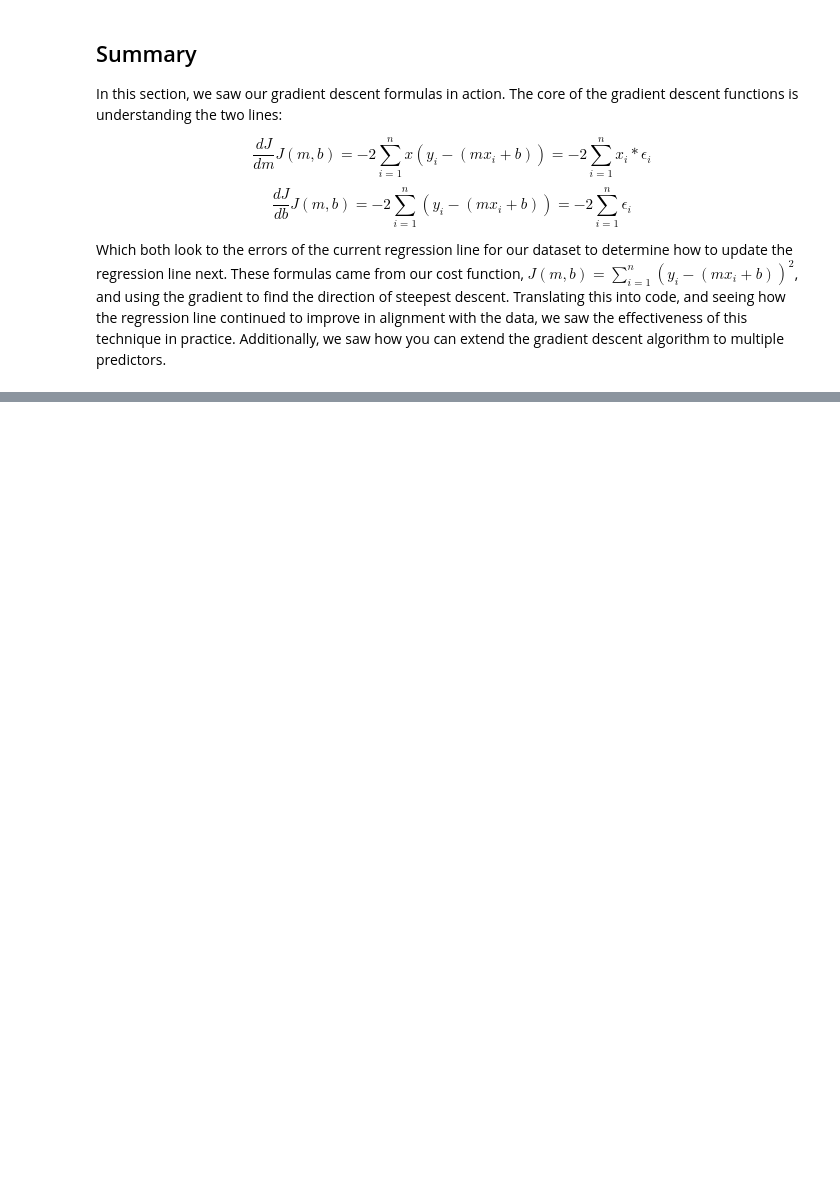
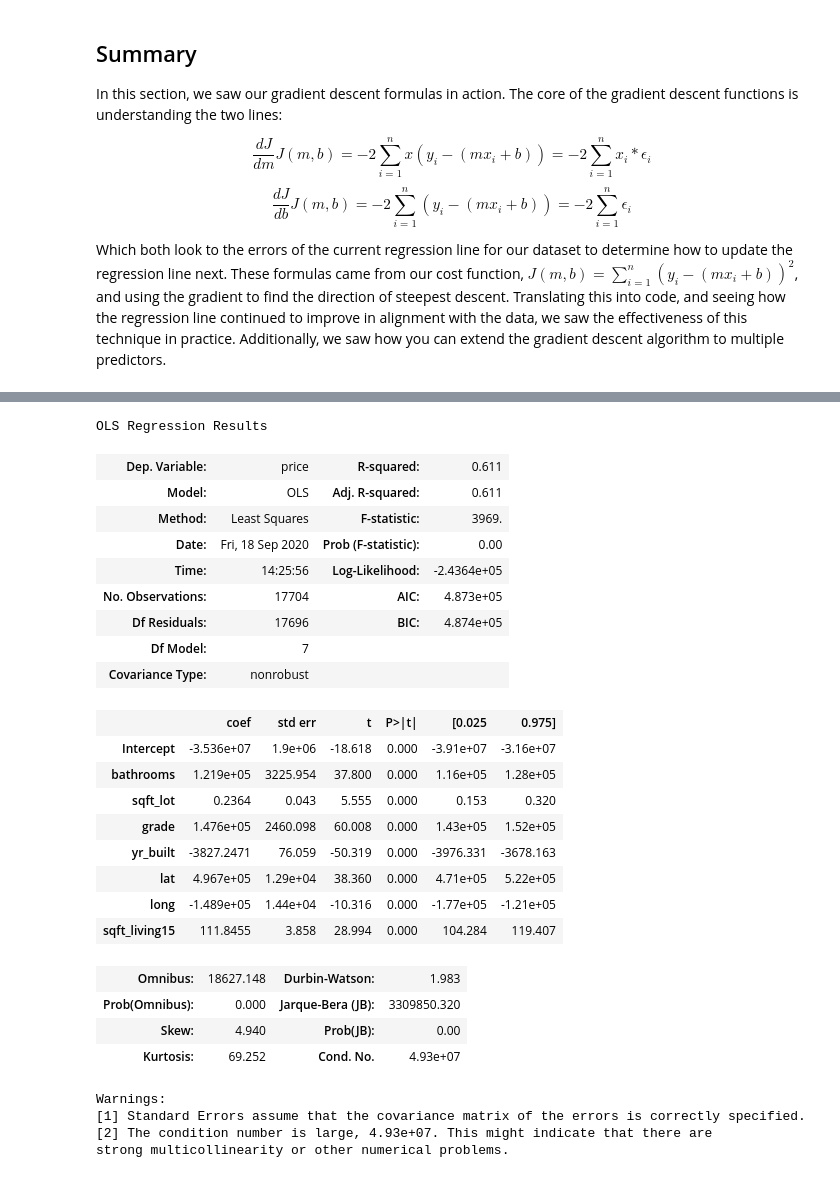
Before and after one commit to singsang2/dsc-applying-gradient-descent-lab-onl01-dtsc-ft-070620, a Jupyter notebook: index.ipynb, the cells around one changed output, grey strips where cells are left out. Cells and saved outputs as stored; diff of their text form; code cells hidden in the pictures; blank space fills up the shorter version.

```diff
--- a/index.ipynb
+++ b/index.ipynb
@@ -376,0 +436,38 @@ Which both look to the errors of the current regression line for our dataset to
+# %%
+features = ' + '.join(list(X.columns))
+# %%
+formula = 'price ~ '+features
+# %%
+df_train = pd.concat([X, y], axis=1)
+# %%
+model = smf.ols(formula=formula, data=df_train).fit()
+# %%
+model.summary()
+# %% [output]
+OLS Regression Results
+| Dep. Variable: | price | R-squared: | 0.611 |
+| Model: | OLS | Adj. R-squared: | 0.611 |
+| Method: | Least Squares | F-statistic: | 3969. |
+| Date: | Fri, 18 Sep 2020 | Prob (F-statistic): | 0.00 |
+| Time: | 14:25:56 | Log-Likelihood: | -2.4364e+05 |
+| No. Observations: | 17704 | AIC: | 4.873e+05 |
+| Df Residuals: | 17696 | BIC: | 4.874e+05 |
+| Df Model: | 7 |  |  |
+| Covariance Type: | nonrobust |  |  |
+|  | coef | std err | t | P>|t| | [0.025 | 0.975] |
+| Intercept | -3.536e+07 | 1.9e+06 | -18.618 | 0.000 | -3.91e+07 | -3.16e+07 |
+| bathrooms | 1.219e+05 | 3225.954 | 37.800 | 0.000 | 1.16e+05 | 1.28e+05 |
+| sqft_lot | 0.2364 | 0.043 | 5.555 | 0.000 | 0.153 | 0.320 |
+| grade | 1.476e+05 | 2460.098 | 60.008 | 0.000 | 1.43e+05 | 1.52e+05 |
+| yr_built | -3827.2471 | 76.059 | -50.319 | 0.000 | -3976.331 | -3678.163 |
+| lat | 4.967e+05 | 1.29e+04 | 38.360 | 0.000 | 4.71e+05 | 5.22e+05 |
+| long | -1.489e+05 | 1.44e+04 | -10.316 | 0.000 | -1.77e+05 | -1.21e+05 |
+| sqft_living15 | 111.8455 | 3.858 | 28.994 | 0.000 | 104.284 | 119.407 |
+| Omnibus: | 18627.148 | Durbin-Watson: | 1.983 |
+| Prob(Omnibus): | 0.000 | Jarque-Bera (JB): | 3309850.320 |
+| Skew: | 4.940 | Prob(JB): | 0.00 |
+| Kurtosis: | 69.252 | Cond. No. | 4.93e+07 |
+Warnings:
+[1] Standard Errors assume that the covariance matrix of the errors is correctly specified.
+[2] The condition number is large, 4.93e+07. This might indicate that there are
+strong multicollinearity or other numerical problems.
```
Also changed, not shown: parts of 22 cells of this notebook, 1 other file.
